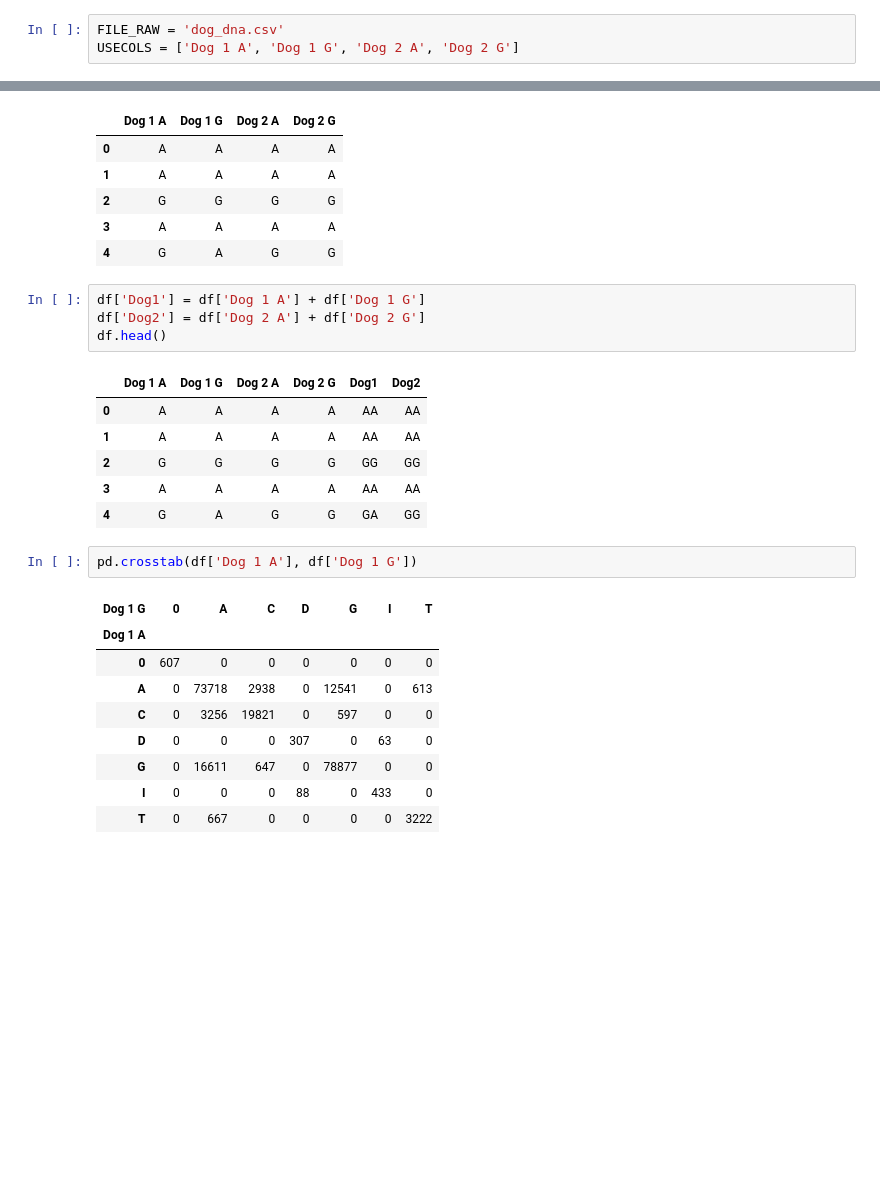
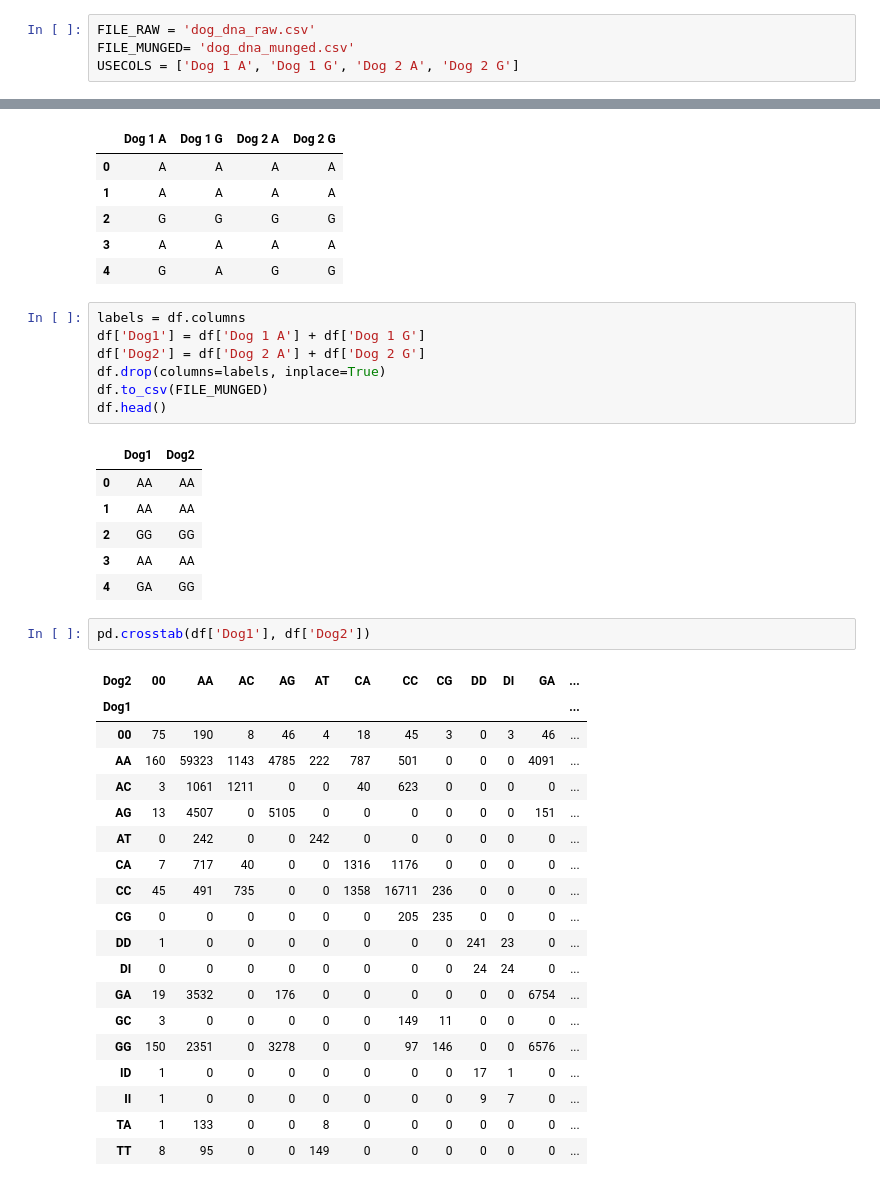
Before and after one commit to gillespilon/dog-dna, a Jupyter notebook: dog_dna.ipynb, the cells around one changed output, grey strips where cells are left out. Drawn from its saved outputs; the diff is of its cells as text; blank space fills up the shorter version.

Commit message:
Added to_csv functionality.
- dog_dna.csv -> dog_na_raw.csv
- Dropped unnecessary columns.
- dog_dna_munged.csv for to_csv.

```diff
--- a/dog_dna.ipynb
+++ b/dog_dna.ipynb
@@ -6,7 +6,8 @@ start_time = datetime.now()
 # %%
 import pandas as pd
 # %%
-FILE_RAW = 'dog_dna.csv'
+FILE_RAW = 'dog_dna_raw.csv'
+FILE_MUNGED= 'dog_dna_munged.csv'
 USECOLS = ['Dog 1 A', 'Dog 1 G', 'Dog 2 A', 'Dog 2 G']
 # %%
 df = pd.read_csv(FILE_RAW, usecols=USECOLS)
@@ -20,26 +21,39 @@ df.head()
 | 3 | A | A | A | A |
 | 4 | G | A | G | G |
 # %%
+labels = df.columns
 df['Dog1'] = df['Dog 1 A'] + df['Dog 1 G']
 df['Dog2'] = df['Dog 2 A'] + df['Dog 2 G']
+df.drop(columns=labels, inplace=True)
+df.to_csv(FILE_MUNGED)
 df.head()
 # %% [output]
-|  | Dog 1 A | Dog 1 G | Dog 2 A | Dog 2 G | Dog1 | Dog2 |
-| 0 | A | A | A | A | AA | AA |
-| 1 | A | A | A | A | AA | AA |
-| 2 | G | G | G | G | GG | GG |
-| 3 | A | A | A | A | AA | AA |
-| 4 | G | A | G | G | GA | GG |
+|  | Dog1 | Dog2 |
+| 0 | AA | AA |
+| 1 | AA | AA |
+| 2 | GG | GG |
+| 3 | AA | AA |
+| 4 | GA | GG |
 # %%
-pd.crosstab(df['Dog 1 A'], df['Dog 1 G'])
+pd.crosstab(df['Dog1'], df['Dog2'])
 # %% [output]
-| Dog 1 G | 0 | A | C | D | G | I | T |
-| Dog 1 A |  |  |  |  |  |  |  |
-| 0 | 607 | 0 | 0 | 0 | 0 | 0 | 0 |
-| A | 0 | 73718 | 2938 | 0 | 12541 | 0 | 613 |
-| C | 0 | 3256 | 19821 | 0 | 597 | 0 | 0 |
-| D | 0 | 0 | 0 | 307 | 0 | 63 | 0 |
-| G | 0 | 16611 | 647 | 0 | 78877 | 0 | 0 |
-| I | 0 | 0 | 0 | 88 | 0 | 433 | 0 |
-| T | 0 | 667 | 0 | 0 | 0 | 0 | 3222 |
+| Dog2 | 00 | AA | AC | AG | AT | CA | CC | CG | DD | DI | GA | ... |
+| Dog1 |  |  |  |  |  |  |  |  |  |  |  | ... |
+| 00 | 75 | 190 | 8 | 46 | 4 | 18 | 45 | 3 | 0 | 3 | 46 | ... |
+| AA | 160 | 59323 | 1143 | 4785 | 222 | 787 | 501 | 0 | 0 | 0 | 4091 | ... |
+| AC | 3 | 1061 | 1211 | 0 | 0 | 40 | 623 | 0 | 0 | 0 | 0 | ... |
+| AG | 13 | 4507 | 0 | 5105 | 0 | 0 | 0 | 0 | 0 | 0 | 151 | ... |
+| AT | 0 | 242 | 0 | 0 | 242 | 0 | 0 | 0 | 0 | 0 | 0 | ... |
+| CA | 7 | 717 | 40 | 0 | 0 | 1316 | 1176 | 0 | 0 | 0 | 0 | ... |
+| CC | 45 | 491 | 735 | 0 | 0 | 1358 | 16711 | 236 | 0 | 0 | 0 | ... |
+| CG | 0 | 0 | 0 | 0 | 0 | 0 | 205 | 235 | 0 | 0 | 0 | ... |
+| DD | 1 | 0 | 0 | 0 | 0 | 0 | 0 | 0 | 241 | 23 | 0 | ... |
+| DI | 0 | 0 | 0 | 0 | 0 | 0 | 0 | 0 | 24 | 24 | 0 | ... |
+| GA | 19 | 3532 | 0 | 176 | 0 | 0 | 0 | 0 | 0 | 0 | 6754 | ... |
+| GC | 3 | 0 | 0 | 0 | 0 | 0 | 149 | 11 | 0 | 0 | 0 | ... |
+| GG | 150 | 2351 | 0 | 3278 | 0 | 0 | 97 | 146 | 0 | 0 | 6576 | ... |
+| ID | 1 | 0 | 0 | 0 | 0 | 0 | 0 | 0 | 17 | 1 | 0 | ... |
+| II | 1 | 0 | 0 | 0 | 0 | 0 | 0 | 0 | 9 | 7 | 0 | ... |
+| TA | 1 | 133 | 0 | 0 | 8 | 0 | 0 | 0 | 0 | 0 | 0 | ... |
+| TT | 8 | 95 | 0 | 0 | 149 | 0 | 0 | 0 | 0 | 0 | 0 | ... |
 # %%
```
Also changed, not shown: parts of 3 cells of this notebook.
